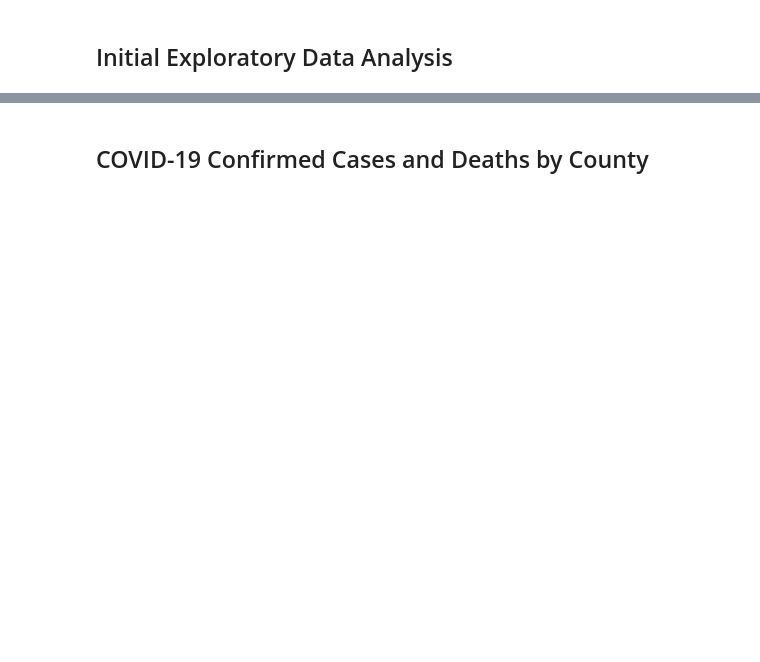
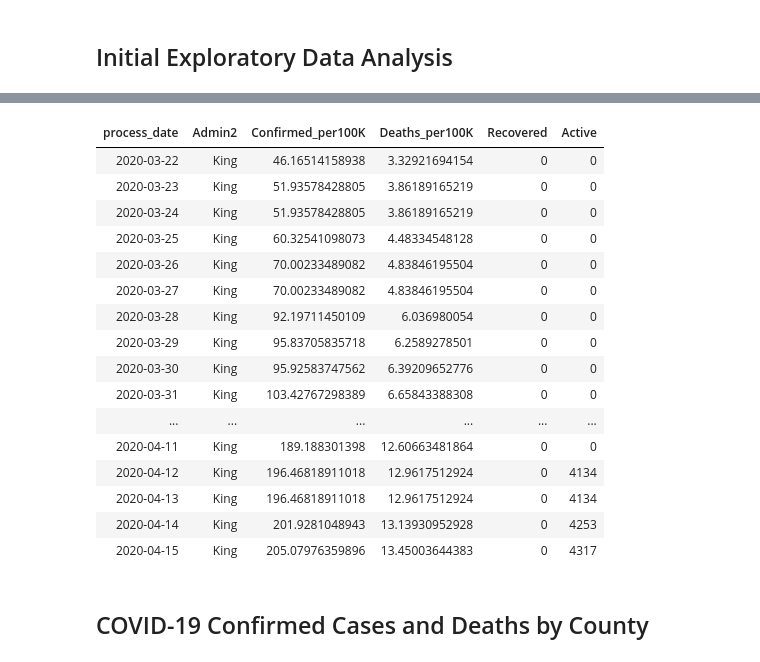
Before and after one commit to databricks/devrel, a Jupyter notebook: samples/JHU COVID-19 Analysis.ipynb, the cells around one changed output, grey strips where cells are left out. Cells and saved outputs as stored; diff of their text form; code cells hidden in the pictures; blank space fills up the shorter version.

```diff
--- a/samples/JHU COVID-19 Analysis.ipynb
+++ b/samples/JHU COVID-19 Analysis.ipynb
@@ -212,3 +274,24 @@ select process_date, Admin2, Confirmed, Deaths, Recovered, Active from jhu_daily
+# %%
+%sql
+select process_date, Admin2, 100000.*Confirmed/POPESTIMATE2019 as Confirmed_per100K, 100000.*Deaths/POPESTIMATE2019 as Deaths_per100K, Recovered, Active from jhu_daily_pop where Province_State in ('Washington') and Admin2 in ('King')
+# %% [output]
+| process_date | Admin2 | Confirmed_per100K | Deaths_per100K | Recovered | Active |
+| 2020-03-22 | King | 46.16514158938 | 3.32921694154 | 0 | 0 |
+| 2020-03-23 | King | 51.93578428805 | 3.86189165219 | 0 | 0 |
+| 2020-03-24 | King | 51.93578428805 | 3.86189165219 | 0 | 0 |
+| 2020-03-25 | King | 60.32541098073 | 4.48334548128 | 0 | 0 |
+| 2020-03-26 | King | 70.00233489082 | 4.83846195504 | 0 | 0 |
+| 2020-03-27 | King | 70.00233489082 | 4.83846195504 | 0 | 0 |
+| 2020-03-28 | King | 92.19711450109 | 6.036980054 | 0 | 0 |
+| 2020-03-29 | King | 95.83705835718 | 6.2589278501 | 0 | 0 |
+| 2020-03-30 | King | 95.92583747562 | 6.39209652776 | 0 | 0 |
+| 2020-03-31 | King | 103.42767298389 | 6.65843388308 | 0 | 0 |
+| ... | ... | ... | ... | ... | ... |
+| 2020-04-11 | King | 189.188301398 | 12.60663481864 | 0 | 0 |
+| 2020-04-12 | King | 196.46818911018 | 12.9617512924 | 0 | 4134 |
+| 2020-04-13 | King | 196.46818911018 | 12.9617512924 | 0 | 4134 |
+| 2020-04-14 | King | 201.9281048943 | 13.13930952928 | 0 | 4253 |
+| 2020-04-15 | King | 205.07976359896 | 13.45003644383 | 0 | 4317 |
 # %% [markdown]
 ## COVID-19 Confirmed Cases and Deaths by County
 # %%
```
Also changed, not shown: parts of 17 cells of this notebook, 5 other files.
